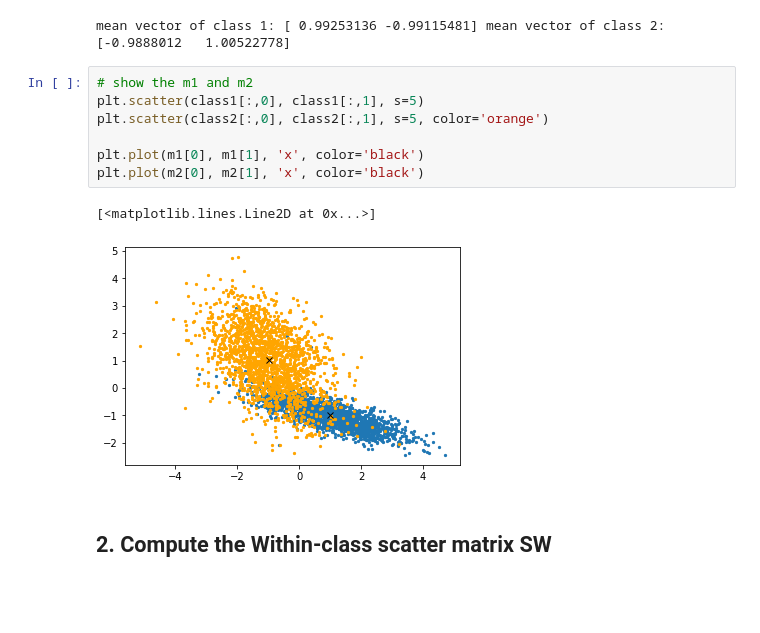
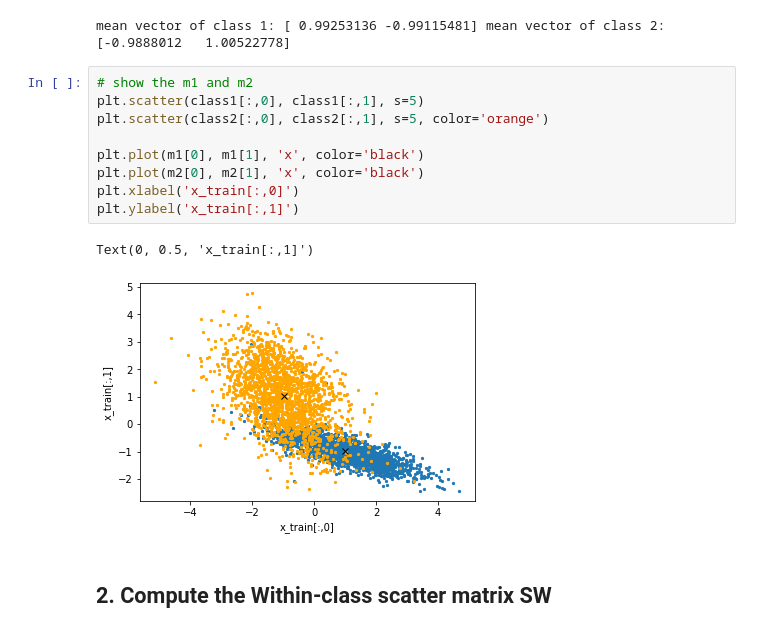
Before and after one commit to lon5948/Introduction-to-Machine-Learning, a Jupyter notebook: HW2/HW2.ipynb, the cells around one changed output. Saved outputs shown, nothing was run; the diff lists cells and outputs as text; blank space fills up the shorter version.

```diff
--- a/HW2/HW2.ipynb
+++ b/HW2/HW2.ipynb
@@ -55,13 +57,15 @@ mean vector of class 1: [ 0.99253136 -0.99115481] mean vector of class 2: [-0.98
 # %%
 # show the m1 and m2
 plt.scatter(class1[:,0], class1[:,1], s=5)
 plt.scatter(class2[:,0], class2[:,1], s=5, color='orange')
 
 plt.plot(m1[0], m1[1], 'x', color='black')
 plt.plot(m2[0], m2[1], 'x', color='black')
+plt.xlabel('x_train[:,0]')
+plt.ylabel('x_train[:,1]')
 # %% [output]
-[<matplotlib.lines.Line2D at 0x...>]
+Text(0, 0.5, 'x_train[:,1]')
-[figure, old version]
+[figure, new version]
 # %% [markdown]
 ## 2. Compute the Within-class scatter matrix SW
 # %%
```
Also changed, not shown: parts of 3 cells of this notebook, 1 other file.
